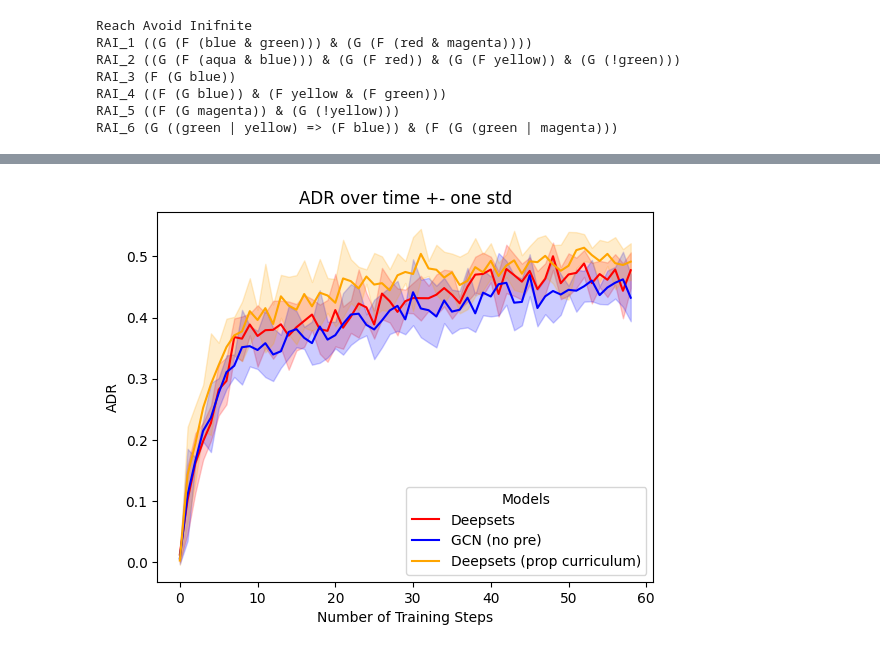
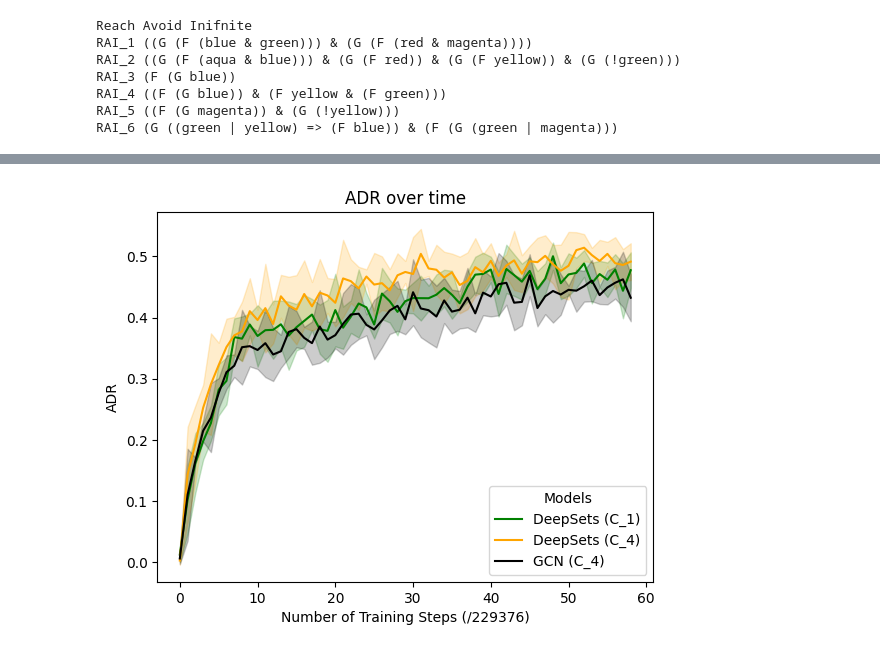
Before and after one commit to mattiagiuri/ltl_gnn, a Jupyter notebook: visualize_results_flatworld.ipynb, the cells around one changed output, grey strips where cells are left out. Cells and saved outputs as stored; diff of their text form; code cells hidden in the pictures.

Commit message:
Flatworld updated results

```diff
--- a/visualize_results_flatworld.ipynb
+++ b/visualize_results_flatworld.ipynb
@@ -47,9 +50,9 @@ def plot_results(env, exp_list, labels, colors, seed_list=None):
                          mean_df["return"] + std_df["return"],
                          color=colors[i], alpha=0.2)
 
-    plt.xlabel("Number of Training Steps")
+    plt.xlabel("Number of Training Steps (/229376)")
     plt.ylabel("ADR")
-    plt.title("ADR over time +- one std")
+    plt.title("ADR over time")
     plt.legend(title="Models")
     plt.show()
 # %%
@@ -113,6 +139,6 @@ dfs_mean_inf
 # %%
-plot_results('FlatWorld-v0', ['deepsets_stay', 'gcn_update_2', 'deepsets_update'],
-             ['Deepsets', 'GCN (no pre)', 'Deepsets (prop curriculum)'],
-             ['red', 'blue', 'orange'])
+plot_results('FlatWorld-v0', ['deepsets_stay', 'deepsets_update', 'gcn_update_2'],
+             ['DeepSets (C_1)', 'DeepSets (C_4)', 'GCN (C_4)'],
+             ['green', 'orange', 'black'])
 # %% [output]
-[figure, old version]
+[figure, new version]
```
Also changed, not shown: parts of 6 cells of this notebook, 40 other files.
